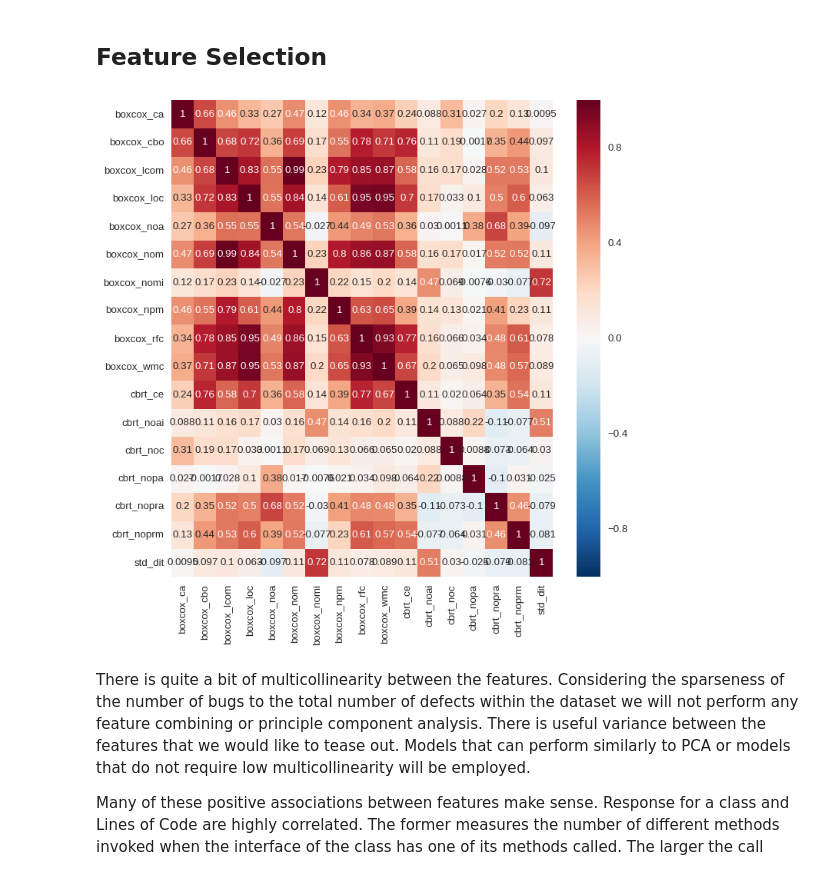
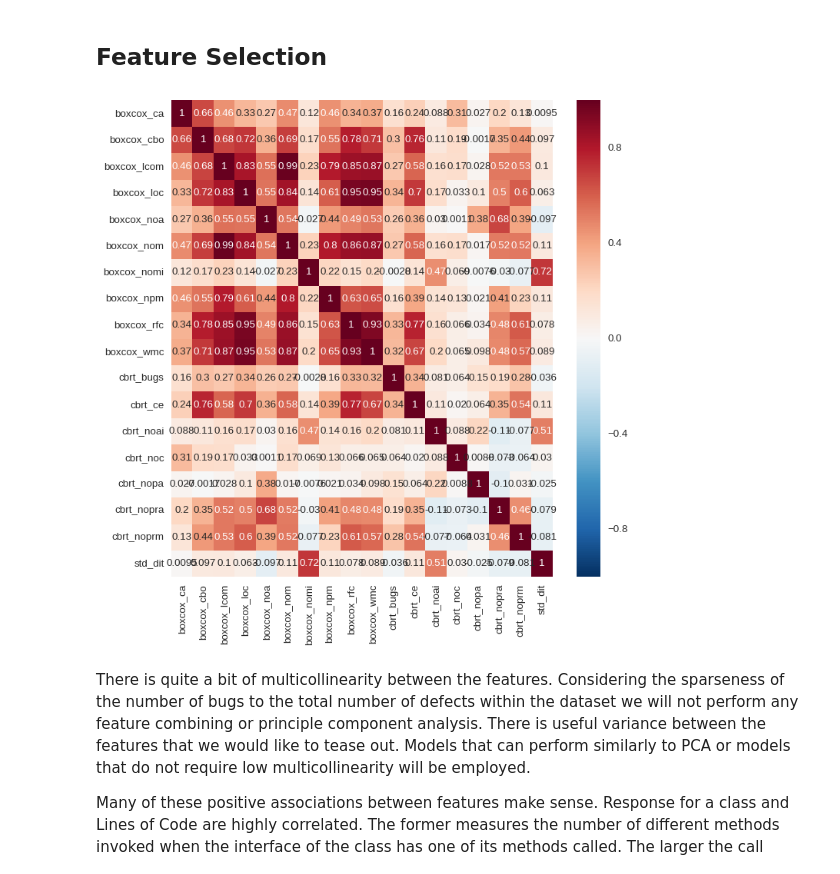
Before and after one commit to 315iah515/Thinkful-Notebooks, a Jupyter notebook: Bootcamp/Supervised/CapStone/SupervisedLearningCapStone.ipynb, the cells around one changed output. Saved outputs shown, nothing was run; the diff lists cells and outputs as text; code cells hidden in the pictures.

```diff
--- a/Bootcamp/Supervised/CapStone/SupervisedLearningCapStone.ipynb
+++ b/Bootcamp/Supervised/CapStone/SupervisedLearningCapStone.ipynb
@@ -155,12 +155,12 @@ Due to the large number of zero values for metrics a positive constant was added
 # %% [markdown]
 ## Feature Selection
 # %%
-exclude = ['bugs', 'cbrt_bugs']
+exclude = ['bugs']
 corr = sw_metrics.ix[:, sw_metrics.columns.difference(exclude)].corr()
 plt.figure(figsize=(800/my_dpi, 800/my_dpi), dpi=my_dpi)
 __  = sb.heatmap(corr, annot=True)
 # %% [output]
-[figure, old version]
+[figure, new version]
 # %% [markdown]
 There is quite a bit of multicollinearity between the features. Considering the sparseness of the number of bugs to the total number of defects within the dataset we will not perform any feature combining or principle component analysis. There is useful variance between the features that we would like to tease out.  Models that can perform similarly to PCA or models that do not require low multicollinearity will be employed.
 
```
Also changed, not shown: parts of 25 cells of this notebook, 1 other file.
